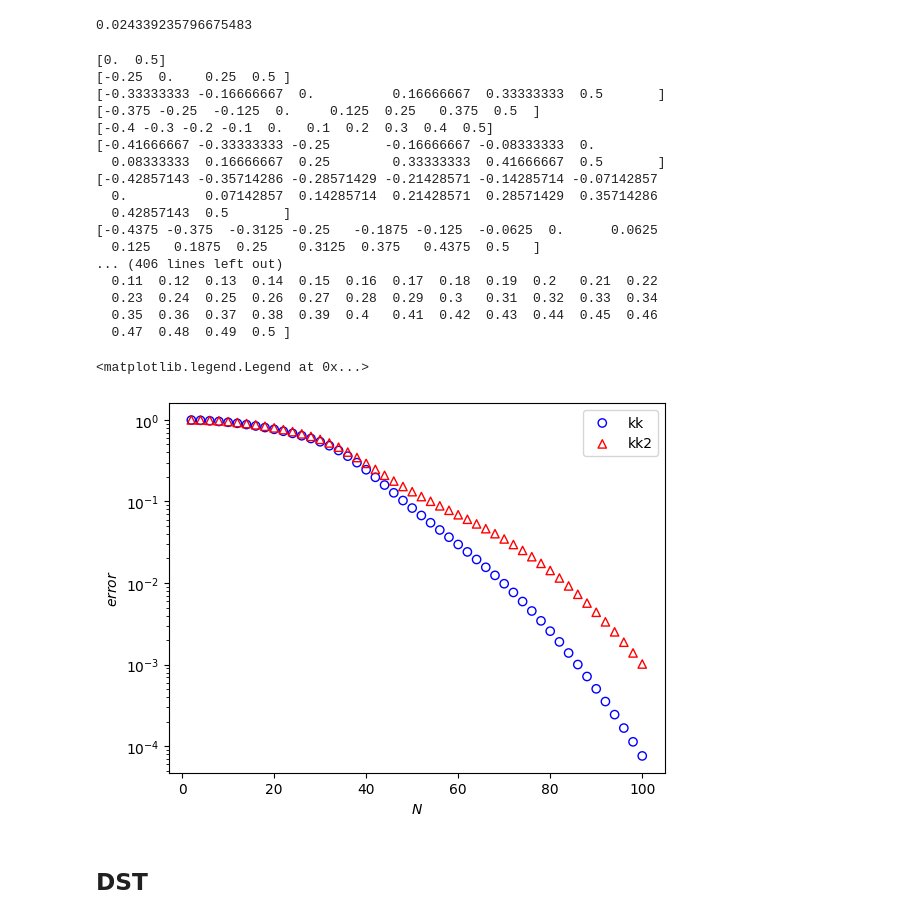
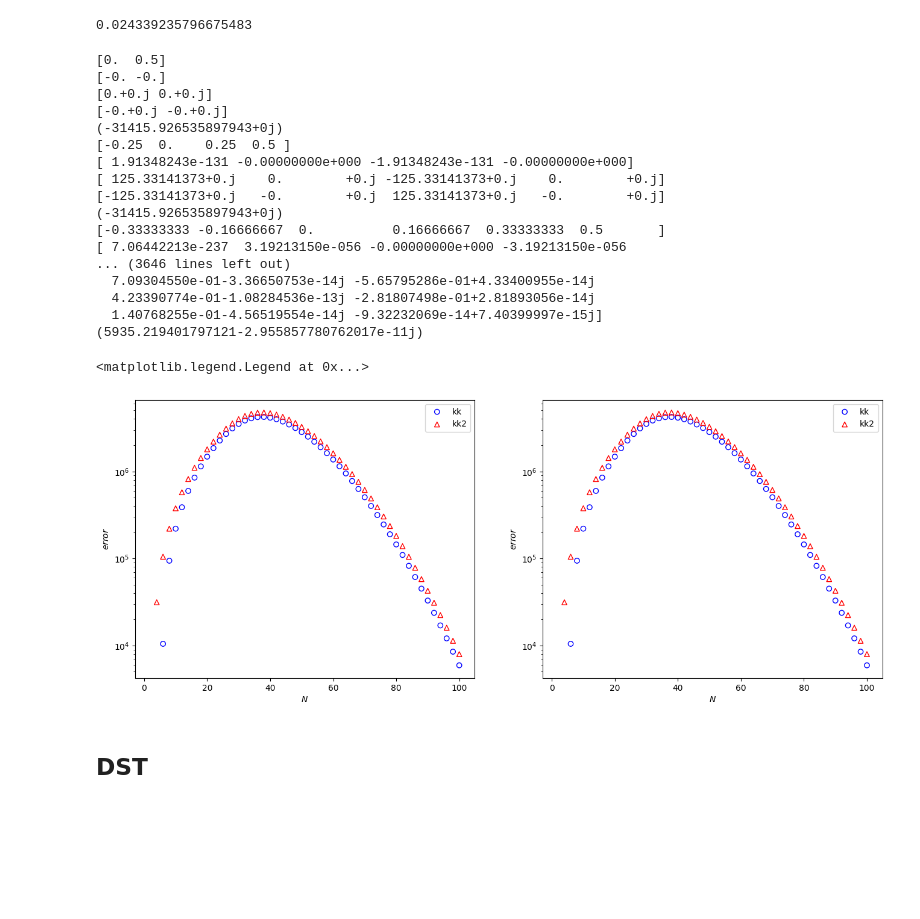
Before and after one commit to andrewholmberg/math_550_numerical_pdes, a Jupyter notebook: Homework 4/homework.ipynb, the cells around one changed output. Cells and saved outputs as stored; diff of their text form; code cells hidden in the pictures; blank space fills up the shorter version.

```diff
--- a/Homework 4/homework.ipynb
+++ b/Homework 4/homework.ipynb
@@ -96,7 +96,7 @@ for N in nn:
     def f(x):
         return (1 / (sig * np.sqrt(2 * np.pi))) * np.exp(-0.5 * (x / sig) ** 2)
     def d_f(x):
-        x/(sig**3*np.sqrt(2*np.pi))*np.exp(-.5*(x/sig)**2)
+        return -x / (sig**2) * f(x)
     def d2_f(x):
         return (1 / (sig ** 5 * np.sqrt(2 * np.pi))) * (x ** 2 - sig ** 2) * np.exp(-0.5 * (x / sig) ** 2)
 
@@ -130,52 +130,64 @@ for N in nn:
     fft_f = np.fft.fft(f_values)  # Compute FFT of f(x)
 
     # Compute second derivatives
-    d_xx_fft_1 = np.fft.ifft((ik**2).flatten() * fft_f)  # Second derivative using ik
-    d_xx_fft_2 = np.fft.ifft((ik2**2).flatten() * fft_f)  # Second derivative using ik2
+    # d_xx_fft_1 = np.fft.ifft((ik**2).flatten() * fft_f)  # Second derivative using ik
+    # d_xx_fft_2 = np.fft.ifft((ik2**2).flatten() * fft_f)  # Second derivative using ik2
 
-    d_x_fft_1 = np.fft.ifft((ik**2).flatten() * fft_f)  # Second derivative using ik
-    d_x_fft_2 = np.fft.ifft((ik2**2).flatten() * fft_f)  # Second derivative using ik2
+    d_x_fft_1 = np.fft.ifft((ik).flatten() * np.fft.fft(f(x)))  # Second derivative using ik
+    d_x_fft_2 = np.fft.ifft((ik2).flatten() * np.fft.fft(f(x)))  # Second derivative using ik2
 
 
     d_xx_exact = d2_f(x)
     d_x_exact = d_f(x)
     print(x)
+    print(d_x_exact)
+    print(d_x_fft_1)
+    print(d_x_exact - d_x_fft_1)
+    print(np.sum(( d_x_exact-d_x_fft_2)**2))
+    # ls.append(np.mean(np.sum(( d_xx_exact-d_xx_fft_2)**2)/np.sum((d_xx_exact**2))))
+    # ls1.append(np.mean(np.sum(( d_xx_exact-d_xx_fft_1)**2)/np.sum((d_xx_exact**2))))
 
-    ls.append(np.mean(np.sum(( d_xx_exact-d_xx_fft_2)**2)/np.sum((d_xx_exact**2))))
-    ls1.append(np.mean(np.sum(( d_xx_exact-d_xx_fft_1)**2)/np.sum((d_xx_exact**2))))
-
-    # ls.append(np.mean(np.sum(( d_x_exact-d_x_fft_2)**2)/np.sum((d_xx_exact**2))))
-    # ls1.append(np.mean(np.sum(( d_x_exact-d_x_fft_1)**2)/np.sum((d_xx_exact**2))))
+    ls.append(np.mean(np.sum(( d_x_exact-d_x_fft_2)**2)))
+    ls1.append(np.mean(np.sum(( d_x_exact-d_x_fft_1)**2)))
 # %% [output]
 [0.  0.5]
+[-0. -0.]
+[0.+0.j 0.+0.j]
+[-0.+0.j -0.+0.j]
+(-31415.926535897943+0j)
 [-0.25  0.    0.25  0.5 ]
+[ 1.91348243e-131 -0.00000000e+000 -1.91348243e-131 -0.00000000e+000]
+[ 125.33141373+0.j    0.        +0.j -125.33141373+0.j    0.        +0.j]
+[-125.33141373+0.j   -0.        +0.j  125.33141373+0.j   -0.        +0.j]
+(-31415.926535897943+0j)
 [-0.33333333 -0.16666667  0.          0.16666667  0.33333333  0.5       ]
-[-0.375 -0.25  -0.125  0.     0.125  0.25   0.375  0.5  ]
-[-0.4 -0.3 -0.2 -0.1  0.   0.1  0.2  0.3  0.4  0.5]
-[-0.41666667 -0.33333333 -0.25       -0.16666667 -0.08333333  0.
-  0.08333333  0.16666667  0.25        0.33333333  0.41666667  0.5       ]
-[-0.42857143 -0.35714286 -0.28571429 -0.21428571 -0.14285714 -0.07142857
-  0.          0.07142857  0.14285714  0.21428571  0.28571429  0.35714286
-  0.42857143  0.5       ]
-[-0.4375 -0.375  -0.3125 -0.25   -0.1875 -0.125  -0.0625  0.      0.0625
-  0.125   0.1875  0.25    0.3125  0.375   0.4375  0.5   ]
-... (406 lines left out)
-  0.11  0.12  0.13  0.14  0.15  0.16  0.17  0.18  0.19  0.2   0.21  0.22
-  0.23  0.24  0.25  0.26  0.27  0.28  0.29  0.3   0.31  0.32  0.33  0.34
-  0.35  0.36  0.37  0.38  0.39  0.4   0.41  0.42  0.43  0.44  0.45  0.46
-  0.47  0.48  0.49  0.5 ]
+[ 7.06442213e-237  3.19213150e-056 -0.00000000e+000 -3.19213150e-056
+... (3646 lines left out)
+  7.09304550e-01-3.36650753e-14j -5.65795286e-01+4.33400955e-14j
+  4.23390774e-01-1.08284536e-13j -2.81807498e-01+2.81893056e-14j
+  1.40768255e-01-4.56519554e-14j -9.32232069e-14+7.40399997e-15j]
+(5935.219401797121-2.955857780762017e-11j)
 # %%
-fig, ax = plt.subplots()
-ax.scatter(nn,ls,marker = 'o',facecolor='none' , edgecolors= 'blue',label = 'kk')
-ax.scatter(nn,ls1,marker = '^',facecolor='none', edgecolors= 'red',label = 'kk2')
-ax.set_yscale('log')
-ax.set_xlabel(r'$N$')
-ax.set_ylabel(r'$error$')
-ax.legend()
+fig,(ax1,ax2) = plt.subplots(1,2,figsize = (16,6))
+
+
+ax1.scatter(nn,ls,marker = 'o',facecolor='none' , edgecolors= 'blue',label = 'kk')
+ax1.scatter(nn,ls1,marker = '^',facecolor='none', edgecolors= 'red',label = 'kk2')
+ax1.set_yscale('log')
+ax1.set_xlabel(r'$N$')
+ax1.set_ylabel(r'$error$')
+ax1.legend()
+
+ax2.scatter(nn,ls,marker = 'o',facecolor='none' , edgecolors= 'blue',label = 'kk')
+ax2.scatter(nn,ls1,marker = '^',facecolor='none', edgecolors= 'red',label = 'kk2')
+ax2.set_yscale('log')
+ax2.set_xlabel(r'$N$')
+ax2.set_ylabel(r'$error$')
+ax2.legend()
 # ax.set_yscale('log')
 # %% [output]
 <matplotlib.legend.Legend at 0x...>
-[figure, old version]
+[figure, new version]
 # %% [markdown]
 ## DST
 # %% [markdown]
```
Also changed, not shown: parts of 2 cells of this notebook.
